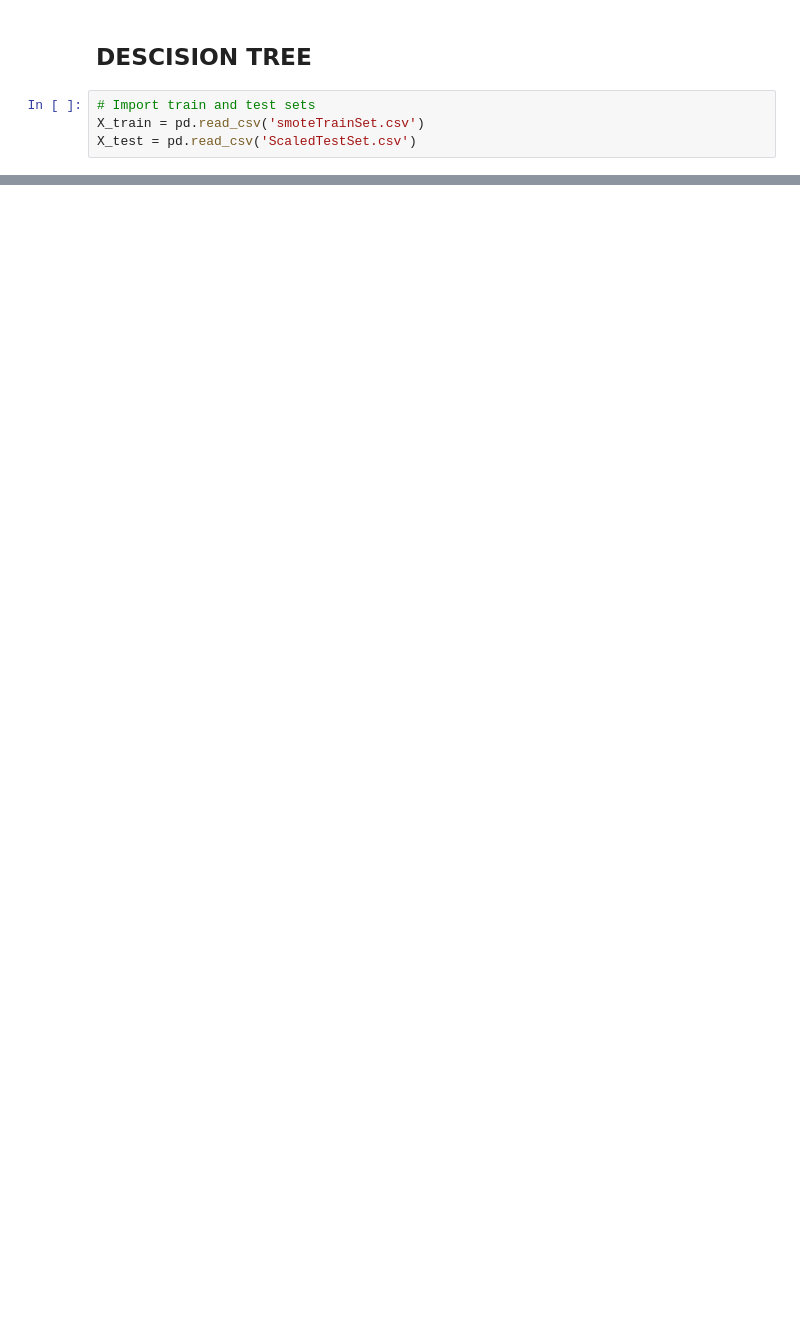
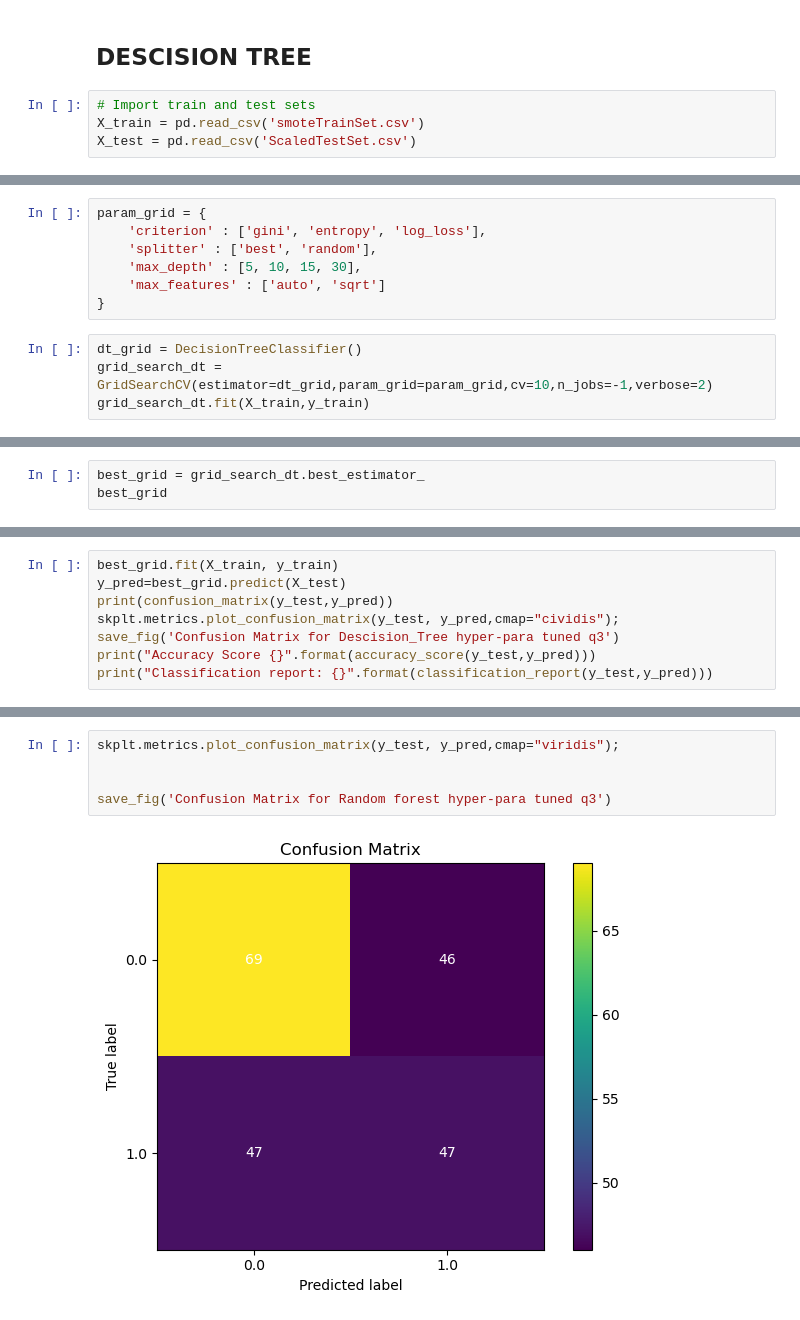
Before and after one commit to NafisFaiyaz007/CSE-445-Machine-learning_Predicting-Risky-Alcohol-Consumption-among-Students, a Jupyter notebook: Research Question 2 classifiers application.ipynb, the cells around one changed output, grey strips where cells are left out. Saved outputs shown, nothing was run; the diff lists cells and outputs as text; blank space fills up the shorter version.

```diff
--- a/Research Question 2 classifiers application.ipynb
+++ b/Research Question 2 classifiers application.ipynb
@@ -174,0 +272,11 @@ Max Depth =  29 , Train Acc. =  1.0 , Test Acc. =  1.0
+# %%
+param_grid = {
+    'criterion' : ['gini', 'entropy', 'log_loss'],
+    'splitter' : ['best', 'random'],
+    'max_depth' : [5, 10, 15, 30],
+    'max_features' : ['auto', 'sqrt']
+}
+# %%
+dt_grid = DecisionTreeClassifier()
+grid_search_dt = GridSearchCV(estimator=dt_grid,param_grid=param_grid,cv=10,n_jobs=-1,verbose=2)
+grid_search_dt.fit(X_train,y_train)
@@ -174,0 +291,3 @@ Max Depth =  29 , Train Acc. =  1.0 , Test Acc. =  1.0
+# %%
+best_grid = grid_search_dt.best_estimator_
+best_grid
@@ -174,0 +296,8 @@ Max Depth =  29 , Train Acc. =  1.0 , Test Acc. =  1.0
+# %%
+best_grid.fit(X_train, y_train)
+y_pred=best_grid.predict(X_test)
+print(confusion_matrix(y_test,y_pred))
+skplt.metrics.plot_confusion_matrix(y_test, y_pred,cmap="cividis");
+save_fig('Confusion Matrix for Descision_Tree hyper-para tuned q3')
+print("Accuracy Score {}".format(accuracy_score(y_test,y_pred)))
+print("Classification report: {}".format(classification_report(y_test,y_pred)))
@@ -174,0 +441,7 @@ Max Depth =  29 , Train Acc. =  1.0 , Test Acc. =  1.0
+# %%
+skplt.metrics.plot_confusion_matrix(y_test, y_pred,cmap="viridis");
+
+
+save_fig('Confusion Matrix for Random forest hyper-para tuned q3')
+# %% [output]
+[figure, added]
```
Also changed, not shown: parts of 38 cells of this notebook, 6 other files.
